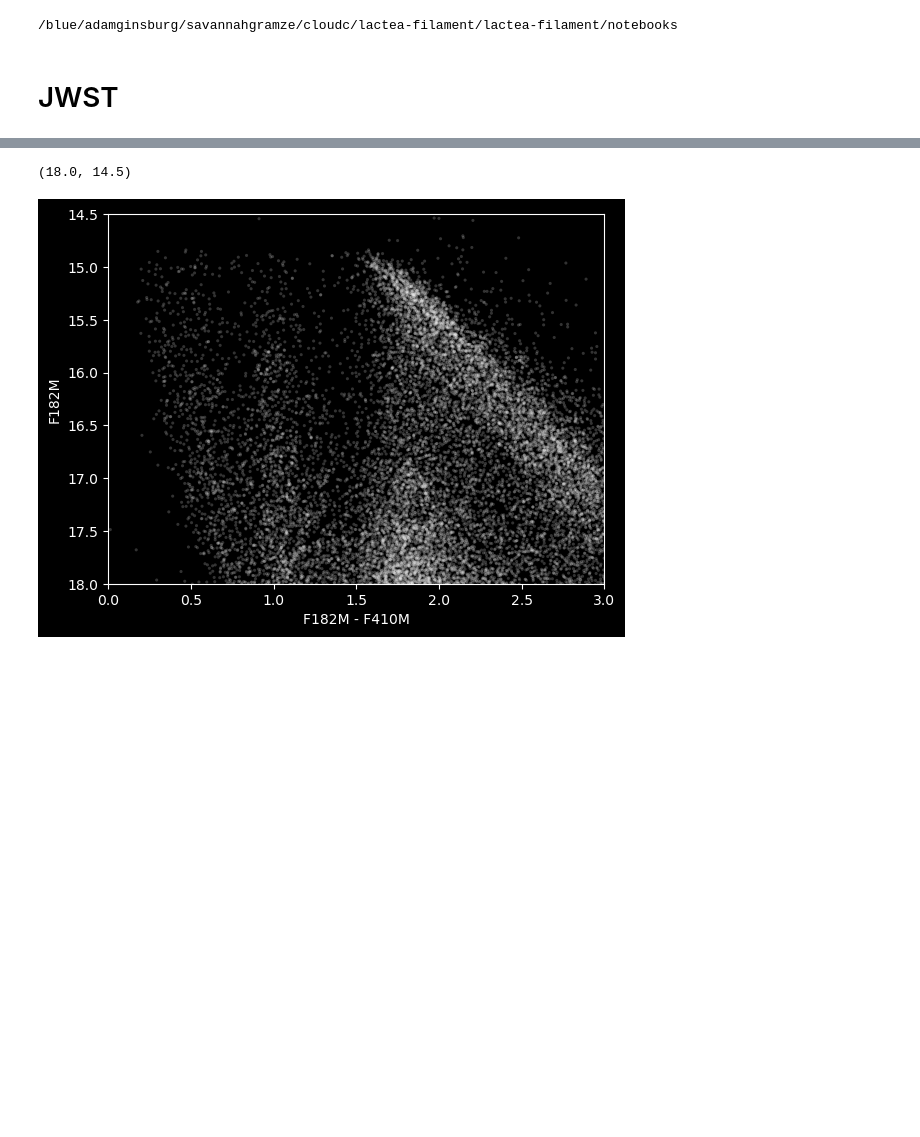
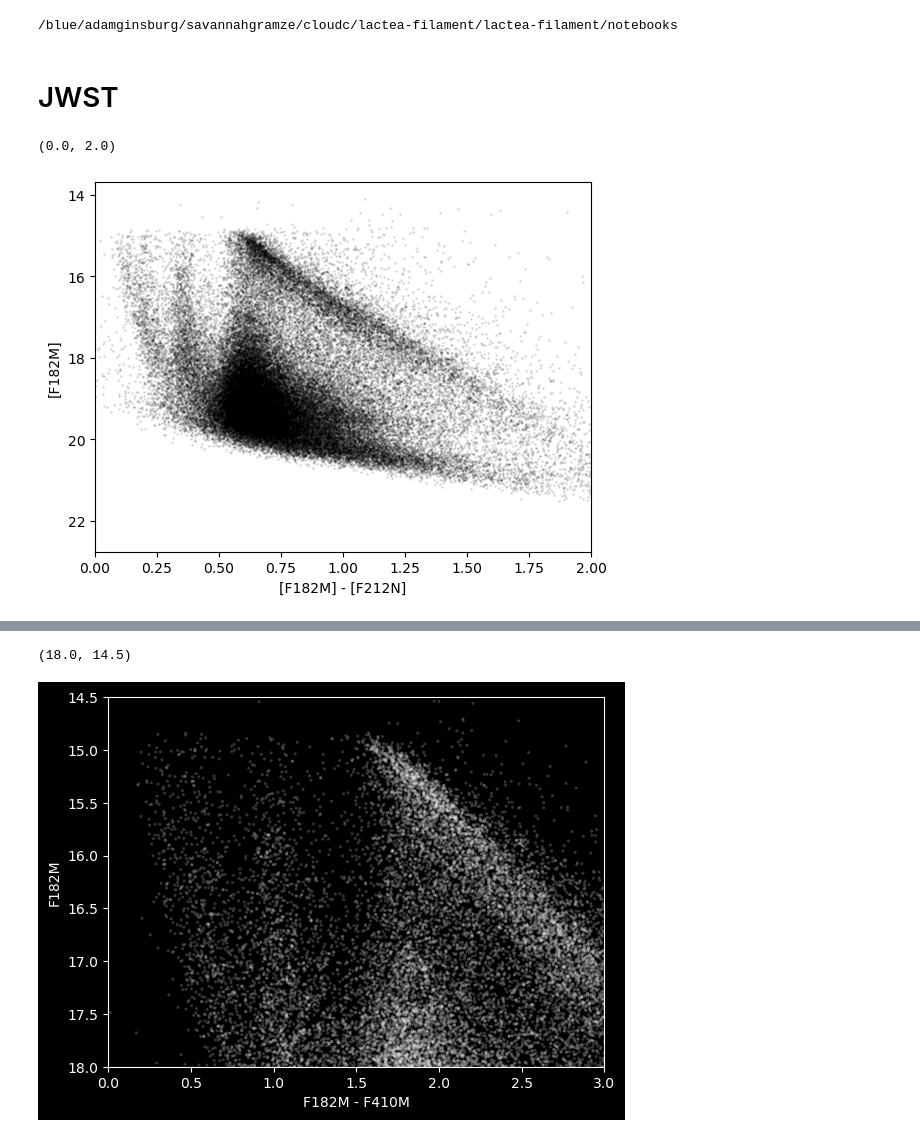
Before and after one commit to SpacialTree/lactea-filament, a Jupyter notebook: lactea-filament/notebooks/filament_cmd.ipynb, the cells around one changed output, grey strips where cells are left out. Saved outputs shown, nothing was run; the diff lists cells and outputs as text; code cells hidden in the pictures; blank space fills up the shorter version.

```diff
--- a/lactea-filament/notebooks/filament_cmd.ipynb
+++ b/lactea-filament/notebooks/filament_cmd.ipynb
@@ -40,0 +48,7 @@ cat_use.plot_CMD('f')
+# %%
+ax = plt.subplot(111)
+cat_use.plot_CMD('f182m', 'f212n', 'f182m', color='k', s=1, ax=ax, alpha=0.1)
+ax.set_xlim(0, 2)
+# %% [output]
+(0.0, 2.0)
+[figure, added]
```
Also changed, not shown: parts of 14 cells of this notebook, 5 other files.
